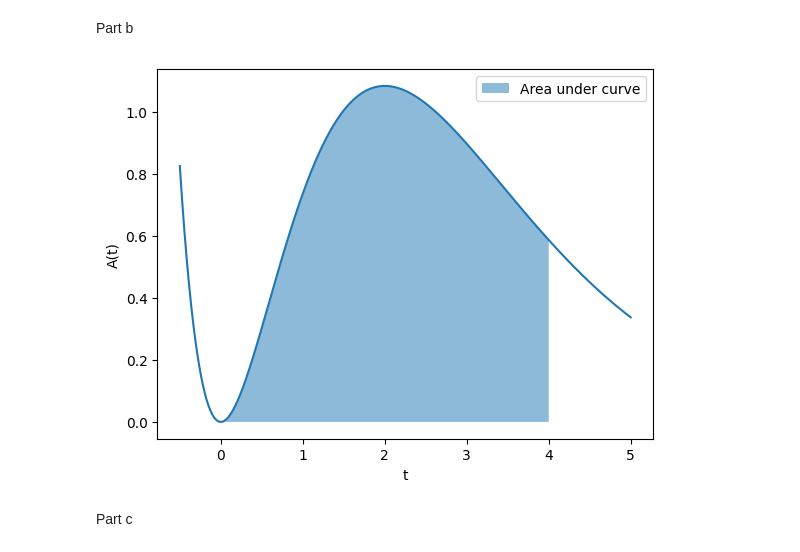
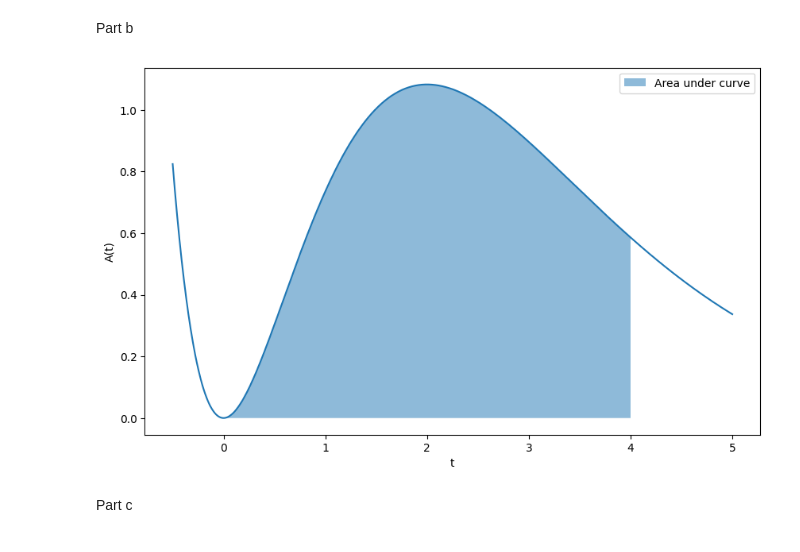
Before and after one commit to Chanidu-Edirisinghe/MathsCW, a Jupyter notebook: CW.ipynb, the cells around one changed output. Saved outputs shown, nothing was run; the diff lists cells and outputs as text; code cells hidden in the pictures.

```diff
--- a/CW.ipynb
+++ b/CW.ipynb
@@ -78,17 +78,18 @@ Part b
 # %%
 t_vals = np.linspace(-0.5, 5, 1000)
 G = lambdify(t, g, "numpy")
+plt.figure(figsize=(10, 6))
 plt.plot(t_vals, G(t_vals))
 plt.xlabel("t")
 plt.ylabel("A(t)")
 
 x_fill = np.linspace(0, 4, 1000)
 A_fill = G(x_fill)
 plt.fill_between(x_fill, A_fill, alpha=0.5, label="Area under curve")
 plt.legend()
 plt.show()
 # %% [output]
-[figure, old version]
+[figure, new version]
 # %% [markdown]
 Part c
 # %% [markdown]
```
Also changed, not shown: parts of 20 cells of this notebook, 2 other files.
